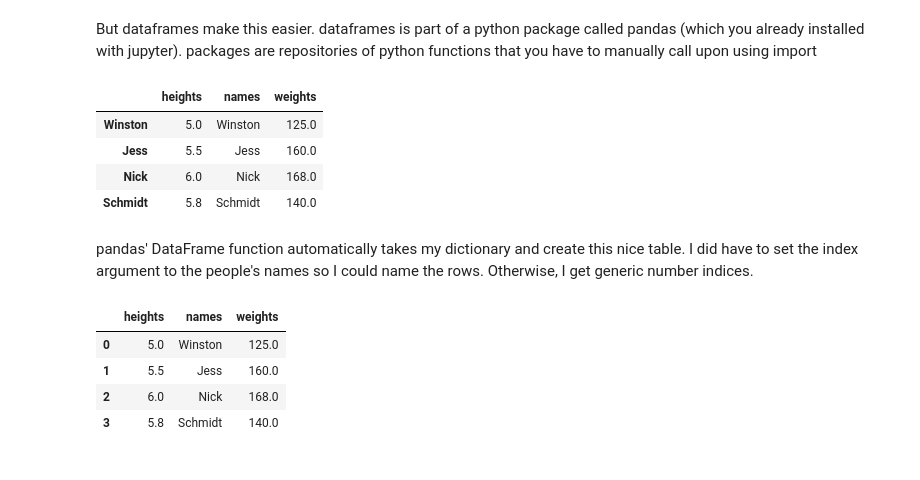
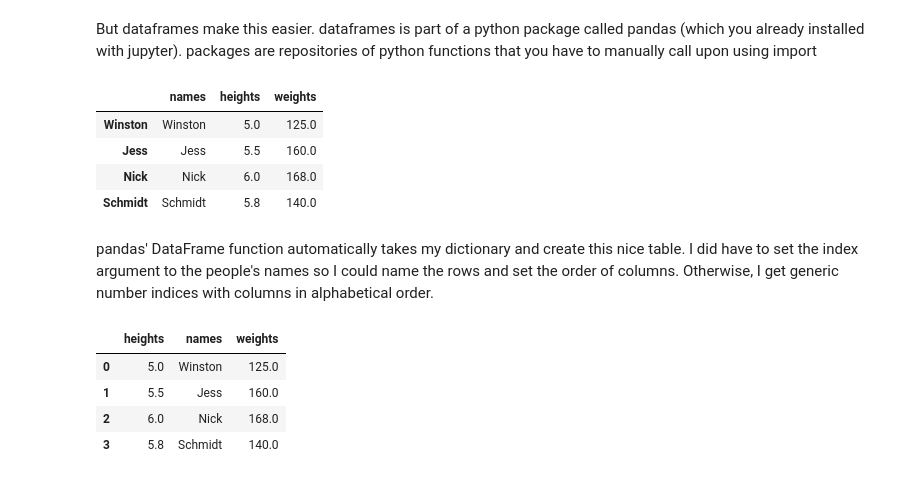
Before and after one commit to timflew/python_lessons, a Jupyter notebook: Lesson 3-pandas.ipynb, the cells around one changed output. Cells and saved outputs as stored; diff of their text form; code cells hidden in the pictures.

Commit message:
pandas edits

```diff
--- a/Lesson 3-pandas.ipynb
+++ b/Lesson 3-pandas.ipynb
@@ -28,17 +30,17 @@ But dataframes make this easier. dataframes is part of a python package called p
 # %%
 import pandas as pd # I will refer to pandas as pd for the rest of the code
 
 # the period means that "in package pd, I want to use the function DataFrame()
-people_df=pd.DataFrame(people,index=people['names'])
+people_df=pd.DataFrame(people,index=people['names'],columns=['names','heights','weights'])
 people_df
 # %% [output]
-|  | heights | names | weights |
-| Winston | 5.0 | Winston | 125.0 |
-| Jess | 5.5 | Jess | 160.0 |
-| Nick | 6.0 | Nick | 168.0 |
-| Schmidt | 5.8 | Schmidt | 140.0 |
+|  | names | heights | weights |
+| Winston | Winston | 5.0 | 125.0 |
+| Jess | Jess | 5.5 | 160.0 |
+| Nick | Nick | 6.0 | 168.0 |
+| Schmidt | Schmidt | 5.8 | 140.0 |
 # %% [markdown]
-pandas' DataFrame function automatically takes my dictionary and create this nice table. I did have to set the index argument to the people's names so I could name the rows. Otherwise, I get generic number indices.
+pandas' DataFrame function automatically takes my dictionary and create this nice table. I did have to set the index argument to the people's names so I could name the rows and set the order of columns. Otherwise, I get generic number indices with columns in alphabetical order.
 # %%
 pd.DataFrame(people)
 # %% [output]
```
Also changed, not shown: parts of 32 cells of this notebook.
